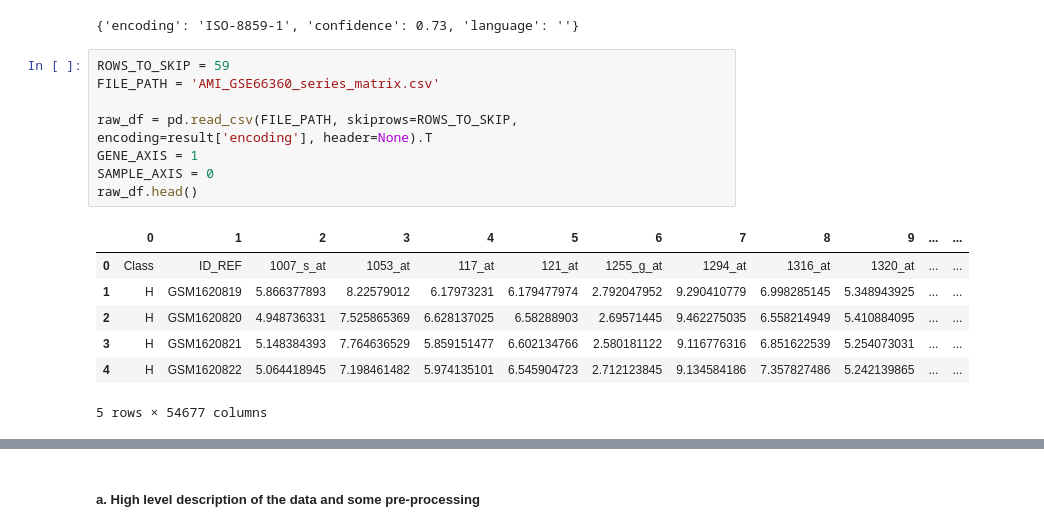
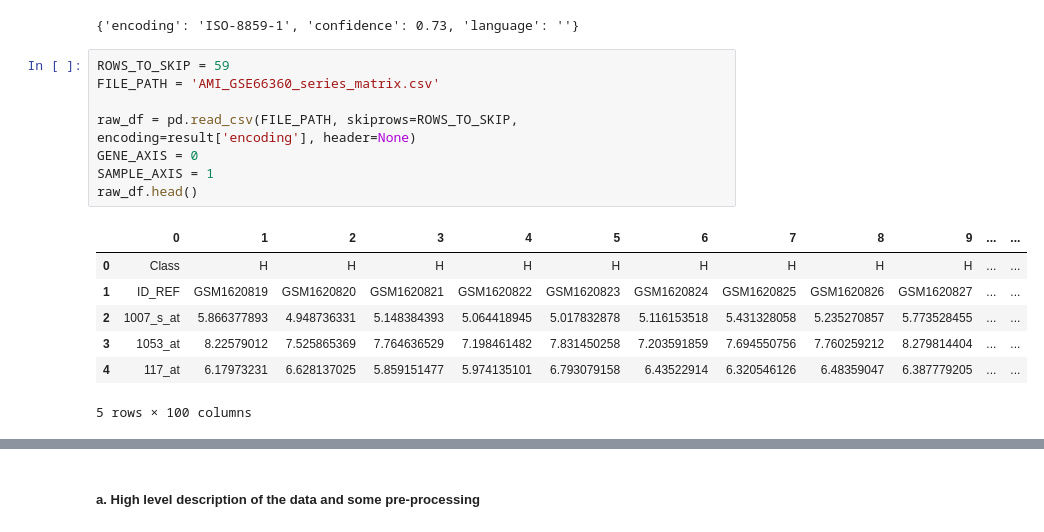
Before and after one commit to matanyaw9/iml_project, a Jupyter notebook: part_1.ipynb, the cells around one changed output, grey strips where cells are left out. Drawn from its saved outputs; the diff is of its cells as text.

```diff
--- a/part_1.ipynb
+++ b/part_1.ipynb
@@ -16,18 +16,18 @@ with open("AMI_GSE66360_series_matrix.csv", "rb") as f:
 # %%
 ROWS_TO_SKIP = 59
 FILE_PATH = 'AMI_GSE66360_series_matrix.csv'
 
-raw_df = pd.read_csv(FILE_PATH, skiprows=ROWS_TO_SKIP,  encoding=result['encoding'], header=None).T
-GENE_AXIS = 1
-SAMPLE_AXIS = 0
+raw_df = pd.read_csv(FILE_PATH, skiprows=ROWS_TO_SKIP,  encoding=result['encoding'], header=None)
+GENE_AXIS = 0
+SAMPLE_AXIS = 1
 raw_df.head()
 # %% [output]
 |  | 0 | 1 | 2 | 3 | 4 | 5 | 6 | 7 | 8 | 9 | ... | ... |
-| 0 | Class | ID_REF | 1007_s_at | 1053_at | 117_at | 121_at | 1255_g_at | 1294_at | 1316_at | 1320_at | ... | ... |
-| 1 | H | GSM1620819 | 5.866377893 | 8.22579012 | 6.17973231 | 6.179477974 | 2.792047952 | 9.290410779 | 6.998285145 | 5.348943925 | ... | ... |
-| 2 | H | GSM1620820 | 4.948736331 | 7.525865369 | 6.628137025 | 6.58288903 | 2.69571445 | 9.462275035 | 6.558214949 | 5.410884095 | ... | ... |
-| 3 | H | GSM1620821 | 5.148384393 | 7.764636529 | 5.859151477 | 6.602134766 | 2.580181122 | 9.116776316 | 6.851622539 | 5.254073031 | ... | ... |
-| 4 | H | GSM1620822 | 5.064418945 | 7.198461482 | 5.974135101 | 6.545904723 | 2.712123845 | 9.134584186 | 7.357827486 | 5.242139865 | ... | ... |
+| 0 | Class | H | H | H | H | H | H | H | H | H | ... | ... |
+| 1 | ID_REF | GSM1620819 | GSM1620820 | GSM1620821 | GSM1620822 | GSM1620823 | GSM1620824 | GSM1620825 | GSM1620826 | GSM1620827 | ... | ... |
+| 2 | 1007_s_at | 5.866377893 | 4.948736331 | 5.148384393 | 5.064418945 | 5.017832878 | 5.116153518 | 5.431328058 | 5.235270857 | 5.773528455 | ... | ... |
+| 3 | 1053_at | 8.22579012 | 7.525865369 | 7.764636529 | 7.198461482 | 7.831450258 | 7.203591859 | 7.694550756 | 7.760259212 | 8.279814404 | ... | ... |
+| 4 | 117_at | 6.17973231 | 6.628137025 | 5.859151477 | 5.974135101 | 6.793079158 | 6.43522914 | 6.320546126 | 6.48359047 | 6.387779205 | ... | ... |
-5 rows × 54677 columns
+5 rows × 100 columns
 # %%
 df = raw_df.copy()
```
Also changed, not shown: parts of 17 cells of this notebook.
